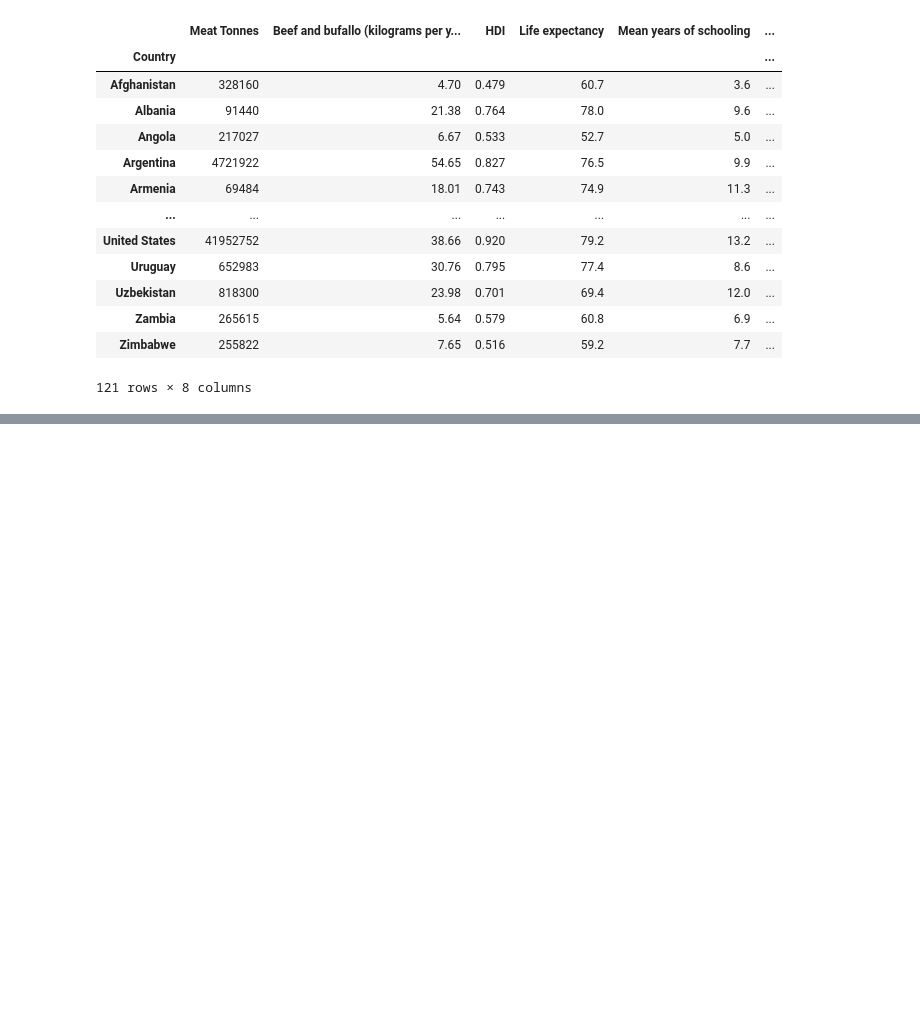
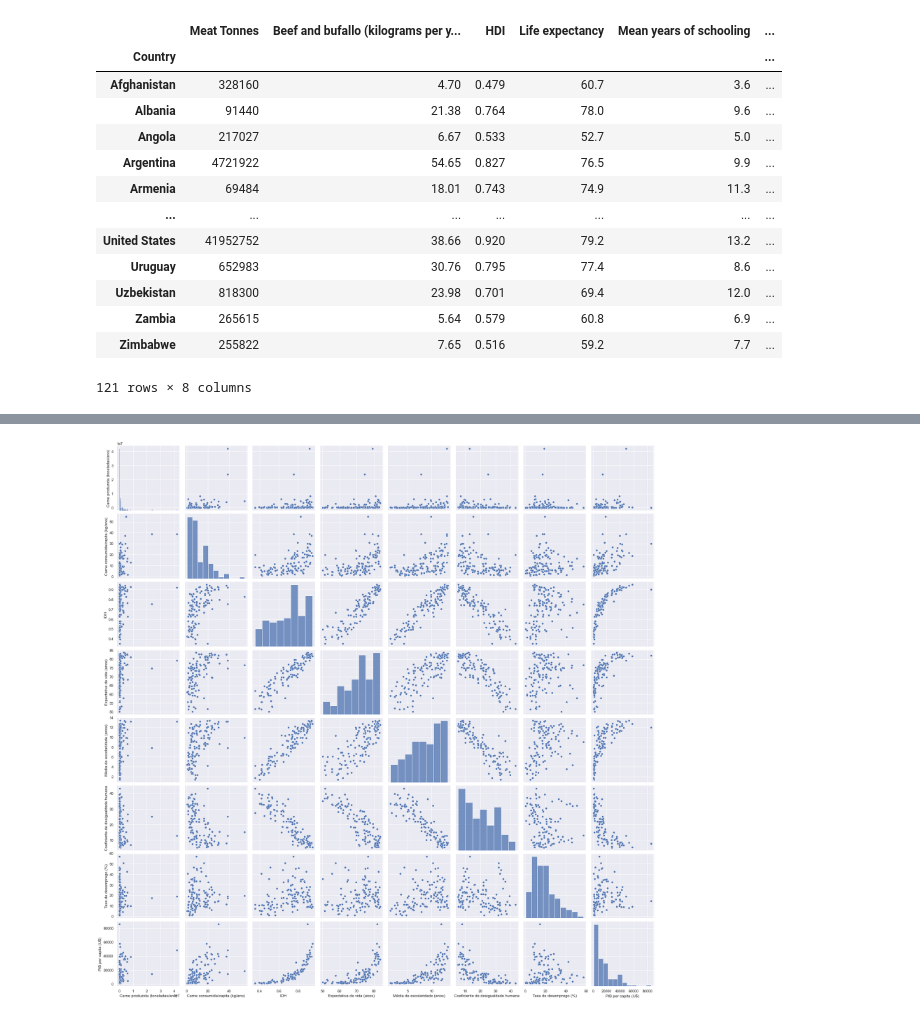
Before and after one commit to leofmandrade/Projeto-2-Cdados, a Jupyter notebook: Projeto 2 CDados.ipynb, the cells around one changed output, grey strips where cells are left out. Drawn from its saved outputs; the diff is of its cells as text; code cells hidden in the pictures; blank space fills up the shorter version.

```diff
--- a/Projeto 2 CDados.ipynb
+++ b/Projeto 2 CDados.ipynb
@@ -119,0 +165,6 @@ tabela_final.tail(50)
+# %%
+%matplotlib inline
+import seaborn as sns
+sns.pairplot(df, height=3);
+# %% [output]
+[figure, added]
```
Also changed, not shown: parts of 40 cells of this notebook.
